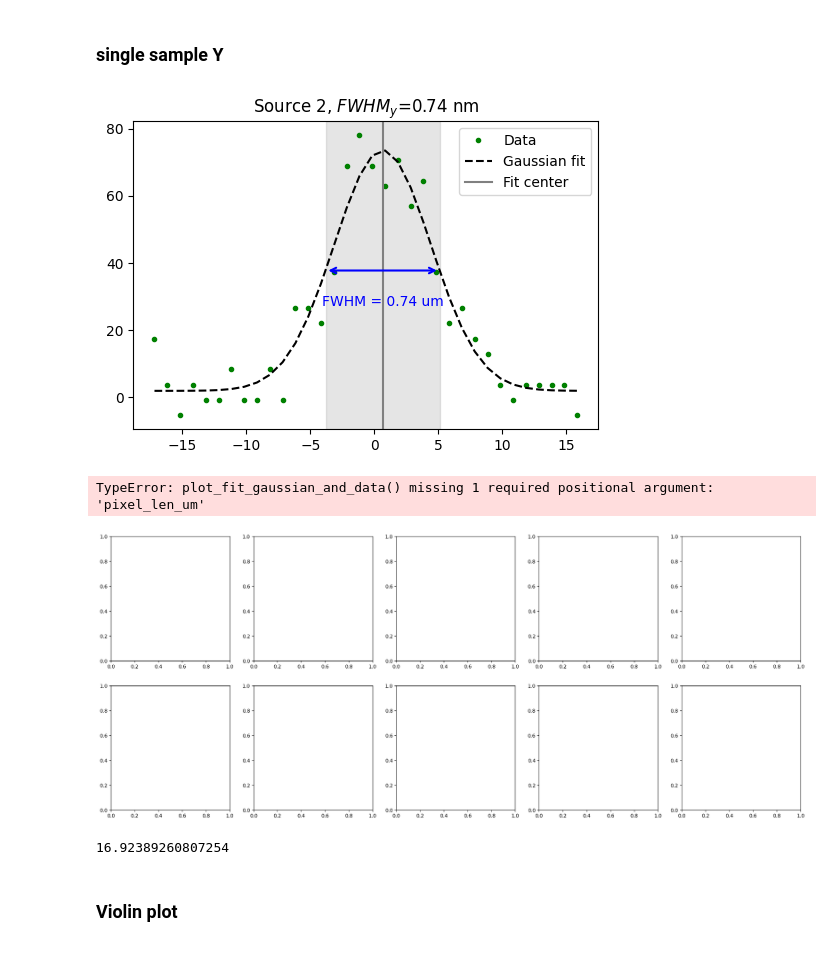
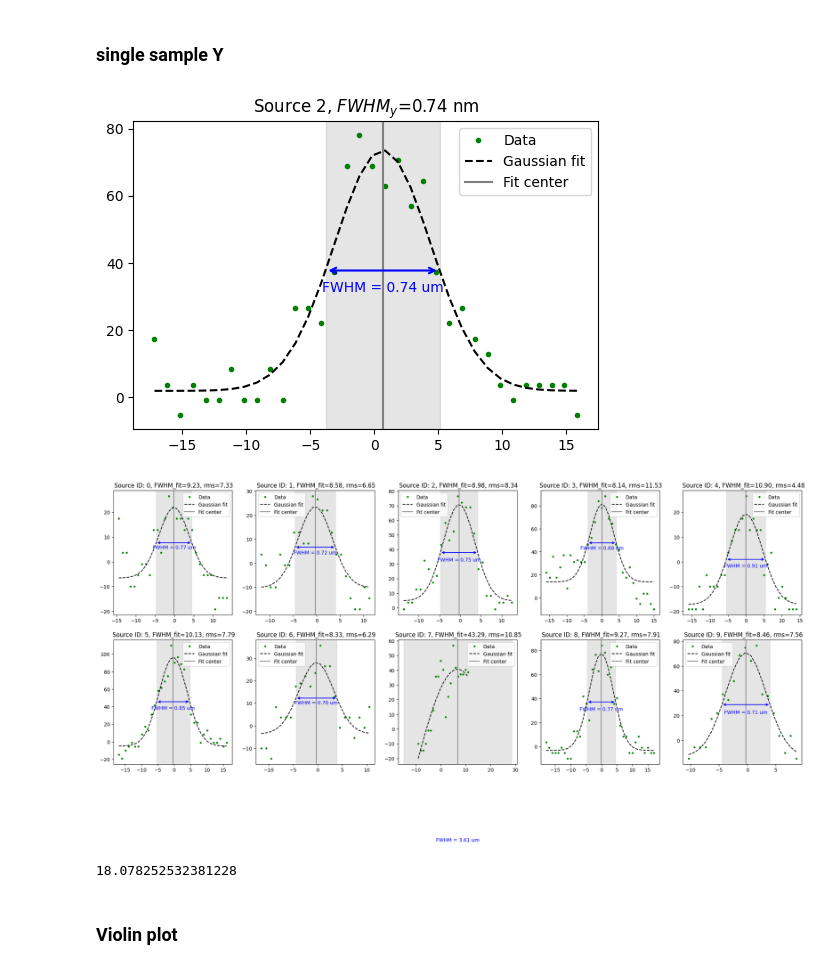
Before and after one commit to nebula0/FWHM-measure, a Jupyter notebook: FWHM2.ipynb, the cells around one changed output. Cells and saved outputs as stored; diff of their text form; code cells hidden in the pictures.

```diff
--- a/FWHM2.ipynb
+++ b/FWHM2.ipynb
@@ -7,6 +7,8 @@ galvo_angle_rad = np.deg2rad(Galvo_angle)
 f_sl = 50 # mm
 f_tl = 200 # mm
 f_obj = 9 # mm
+mag = 12
+img_dim = 512
 
 four_f_system_mag = np.arctan(np.tan(galvo_angle_rad) * f_sl / f_tl) / galvo_angle_rad
 four_f_system_mag_near = f_sl / f_tl
@@ -595,34 +597,35 @@ fwhm_fit = sigma * 2.355
 ax.set_title(f"Source {sourceID}, $FWHM_{axis}$={fwhm_fit*pixel_len:.2f} nm")
 fig.show()
 # %% [output]
-[figure, old version]
+[figure, new version]
 # %%
 # plot
 num_sources = len(final_sources)
 max_plot_num = 10
 axis = 'x'
 num_cols = 5
 num_rows = (min(max_plot_num, num_sources) + num_cols - 1) // num_cols
 fig, axes = plt.subplots(num_rows, num_cols, figsize=(num_cols*5, num_rows*5))
 axes = axes.flatten()  # 將 2D 陣列展平為 1D 陣列
 for i in range(min(max_plot_num, num_sources)):
     parm, main_rel_range, intensity_profile, x0, y_half_range, rms = fit_gaussian_xy_new(
         image_clean_bg, final_sources, sourceID=i, axis=axis, avg_pixel_num=avg_pixel_num
     )
     fig, ax = plot_fit_gaussian_and_data(
         parm=parm, x_rel=main_rel_range,
-        intensity_profile=intensity_profile, ax=axes[i]
+        intensity_profile=intensity_profile,
+        pixel_len_um=pixel_len,
+        ax=axes[i]
     )
     amp, mu, sigma, offset = parm # mu 是中心, sigma 是標準差
     fwhm_fit = sigma * 2.355
     ax.set_title(f" Source ID: {i}, FWHM_fit={fwhm_fit:.2f}, rms={rms:.2f}")
 # %% [output]
-TypeError: plot_fit_gaussian_and_data() missing 1 required positional argument: 'pixel_len_um'
-[figure, old version]
+[figure, new version]
 # %%
 max(sources['x_fwhm'])
 # %% [output]
-16.92389260807254
+18.078252532381228
 # %% [markdown]
 ### Violin plot
 # %%
```
Also changed, not shown: parts of 14 cells of this notebook, 18 other files.
